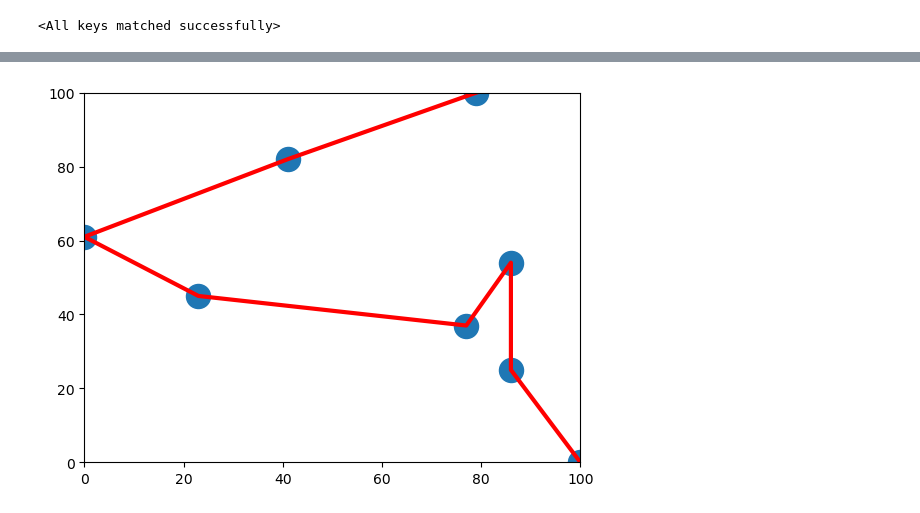
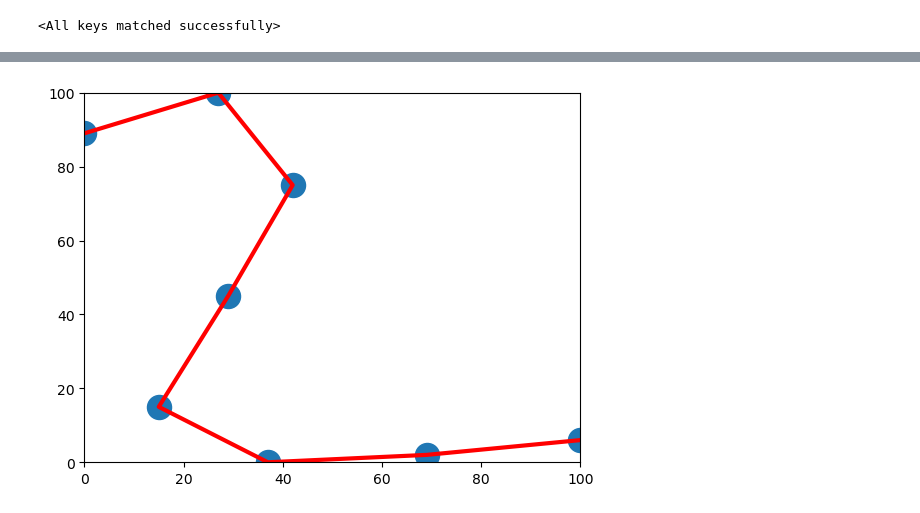
Before and after one commit to Royyang1203/School_work, a Jupyter notebook: S6/DL/hw3_online-character-recognition/410921208_hw3.ipynb, the cells around one changed output, grey strips where cells are left out. Cells and saved outputs as stored; diff of their text form; code cells hidden in the pictures.

```diff
--- a/S6/DL/hw3_online-character-recognition/410921208_hw3.ipynb
+++ b/S6/DL/hw3_online-character-recognition/410921208_hw3.ipynb
@@ -577,24 +949,24 @@ print(reshaped_data[0])
 # %%
-import matplotlib.pyplot as plt
+
 
 # 假設你有8個座標點，每個點都有x和y兩個座標
-points = reshaped_data[53]
+points = reshaped_data[1]
 
 # 分解為x座標和y座標
 x = [point[0] for point in points]
 y = [point[1] for point in points]
 
 # 繪製座標點
 plt.scatter(x, y, s=300)
 
 # 繪製連接座標點的線
 plt.plot(x, y, color='red', linewidth=3)
 
 # 設定x軸和y軸的範圍
 plt.xlim(0, 100)
 plt.ylim(0, 100)
 
 # 顯示圖表
 plt.show()
 # %% [output]
-[figure, old version]
+[figure, new version]
```
Also changed, not shown: parts of 25 cells of this notebook, 2 other files.
